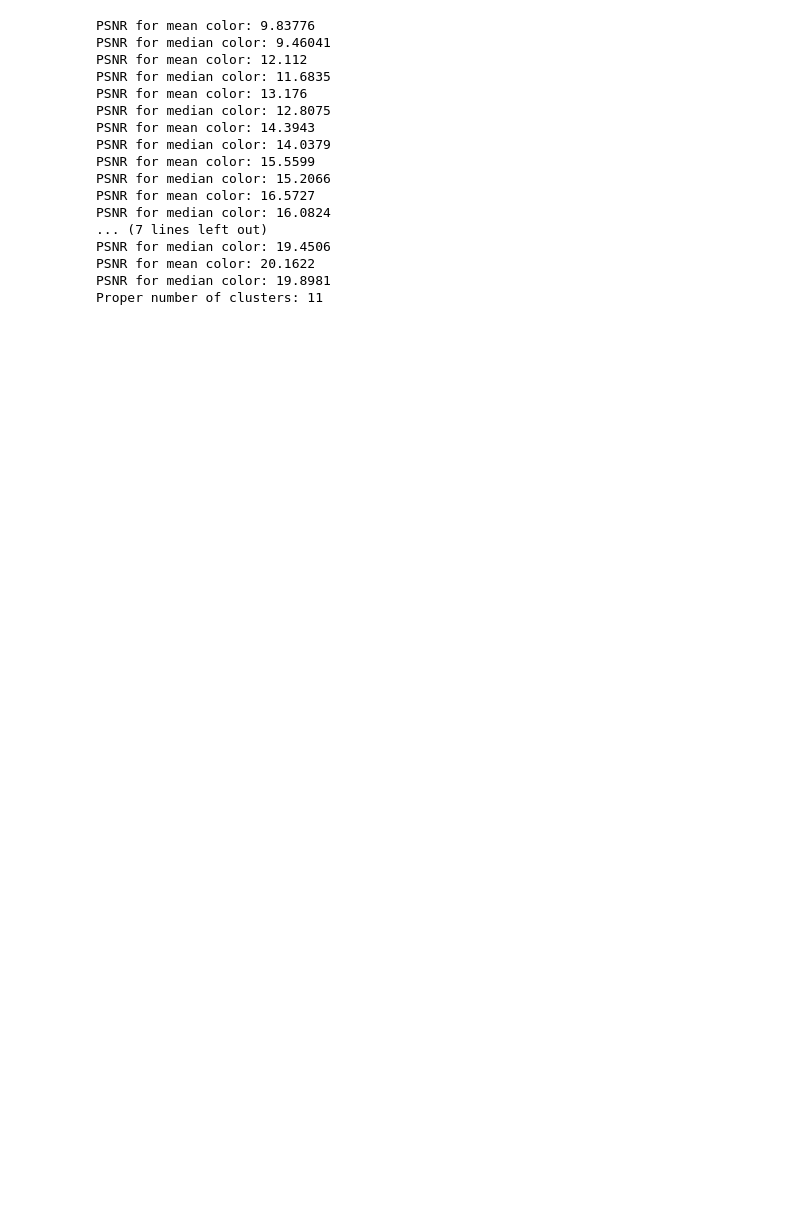
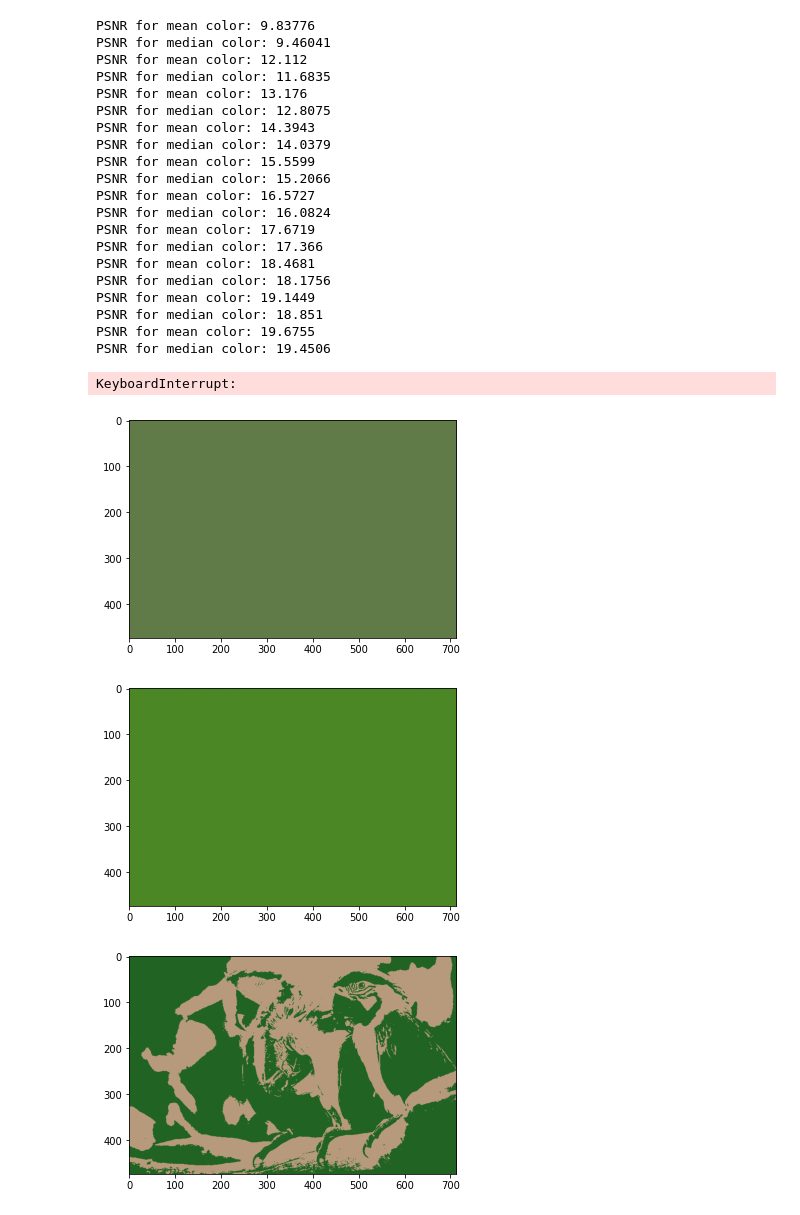
Before and after one commit to DobryVecher1/data-analysis, a Jupyter notebook: ml-course/clustering/clustering.ipynb, the cells around one changed output. Cells and saved outputs as stored; diff of their text form; code cells hidden in the pictures; blank space fills up the shorter version.

```diff
--- a/ml-course/clustering/clustering.ipynb
+++ b/ml-course/clustering/clustering.ipynb
@@ -24,44 +22,51 @@ def psnr(im, im_n):
 num_clust = 0
 psnr_mean = 0
 psnr_median = 0
-while psnr_median<20 and psnr_mean<20:
+while psnr_median<16 and psnr_mean<16:
     num_clust += 1
     kmeans = KMeans(n_clusters=num_clust, init='k-means++', random_state=241)
     clusters = kmeans.fit_predict(X)
     # Colors for every pixel
     mean_col = np.zeros((num_pix, 3))
     median_col = np.zeros((num_pix, 3))
     for ii in range(num_clust):
         pix_ind = np.nonzero(clusters == ii)
         mean_col[pix_ind, :] = np.mean(X[pix_ind, :], axis=1)
         median_col[pix_ind, :] = np.median(X[pix_ind, :], axis=1)
     # Now check the image with new colors
     image_mean = np.reshape(mean_col, (np.size(image, 0), np.size(image, 1), 3))
     image_median = np.reshape(median_col, (np.size(image, 0), np.size(image, 1), 3))
     psnr_mean = psnr(image, image_mean)
     psnr_median = psnr(image, image_median)
     print('PSNR for mean color: %g\nPSNR for median color: %g' %
                         (psnr_mean, psnr_median))
-    # plt.figure()
-    # plt.imshow(image_mean)
-    # plt.figure()
-    # plt.imshow(image_median)
+    plt.figure()
+    plt.imshow(image_mean)
+    plt.figure()
+    plt.imshow(image_median)
 print('Proper number of clusters: %g' % num_clust)
 # %% [output]
 PSNR for mean color: 9.83776
 PSNR for median color: 9.46041
 PSNR for mean color: 12.112
 PSNR for median color: 11.6835
 PSNR for mean color: 13.176
 PSNR for median color: 12.8075
 PSNR for mean color: 14.3943
 PSNR for median color: 14.0379
 PSNR for mean color: 15.5599
 PSNR for median color: 15.2066
 PSNR for mean color: 16.5727
 PSNR for median color: 16.0824
-... (7 lines left out)
+PSNR for mean color: 17.6719
+PSNR for median color: 17.366
+PSNR for mean color: 18.4681
+PSNR for median color: 18.1756
+PSNR for mean color: 19.1449
+PSNR for median color: 18.851
+PSNR for mean color: 19.6755
 PSNR for median color: 19.4506
-PSNR for mean color: 20.1622
-PSNR for median color: 19.8981
-Proper number of clusters: 11
+KeyboardInterrupt:
+[figure, added]
+[figure, added]
+[figure, added]
```
Also changed, not shown: parts of 2 cells of this notebook, 1 other file.
